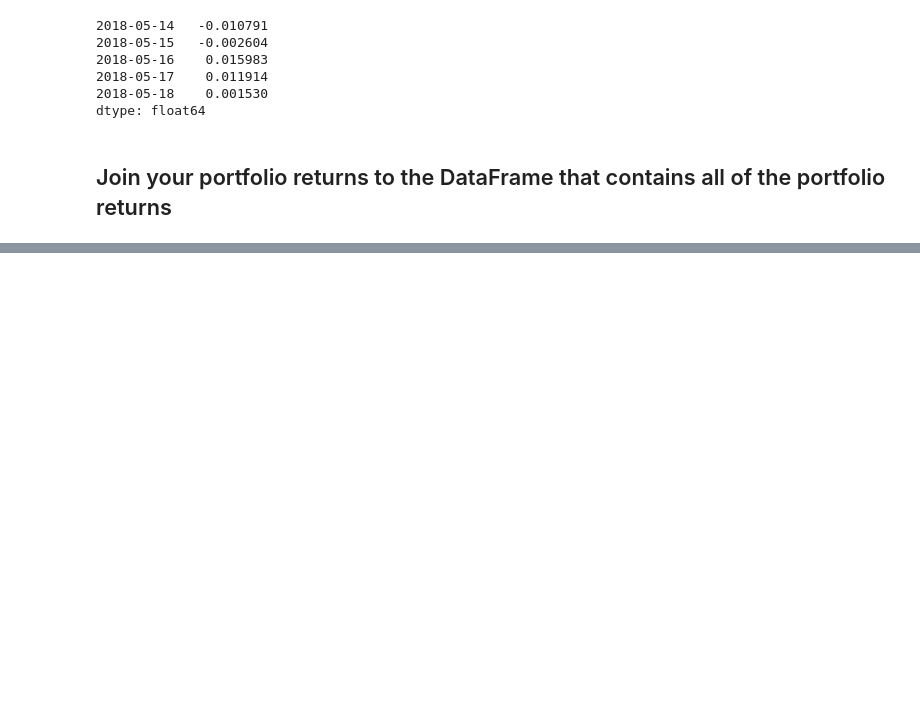
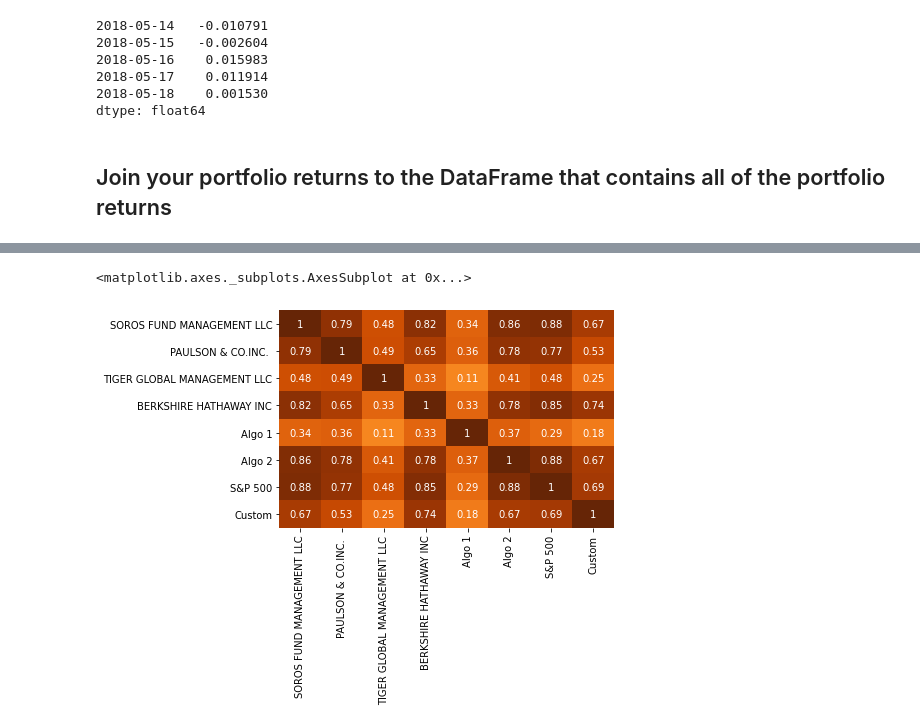
Before and after one commit to ameghani10/Whale_Analysis, a Jupyter notebook: whale_analysis.ipynb, the cells around one changed output, grey strips where cells are left out. Drawn from its saved outputs; the diff is of its cells as text; code cells hidden in the pictures; blank space fills up the shorter version.

```diff
--- a/whale_analysis.ipynb
+++ b/whale_analysis.ipynb
@@ -427,0 +473,7 @@ total_combined.head()
+# %%
+# Create a correlation analysis
+corr_total_combined = total_combined.corr()
+sns.heatmap(corr_total_combined, vmin = -1, vmax = 1, annot = True, cmap = "YlOrBr", cbar = False)
+# %% [output]
+<matplotlib.axes._subplots.AxesSubplot at 0x...>
+[figure, added]
```
Also changed, not shown: parts of 8 cells of this notebook.
